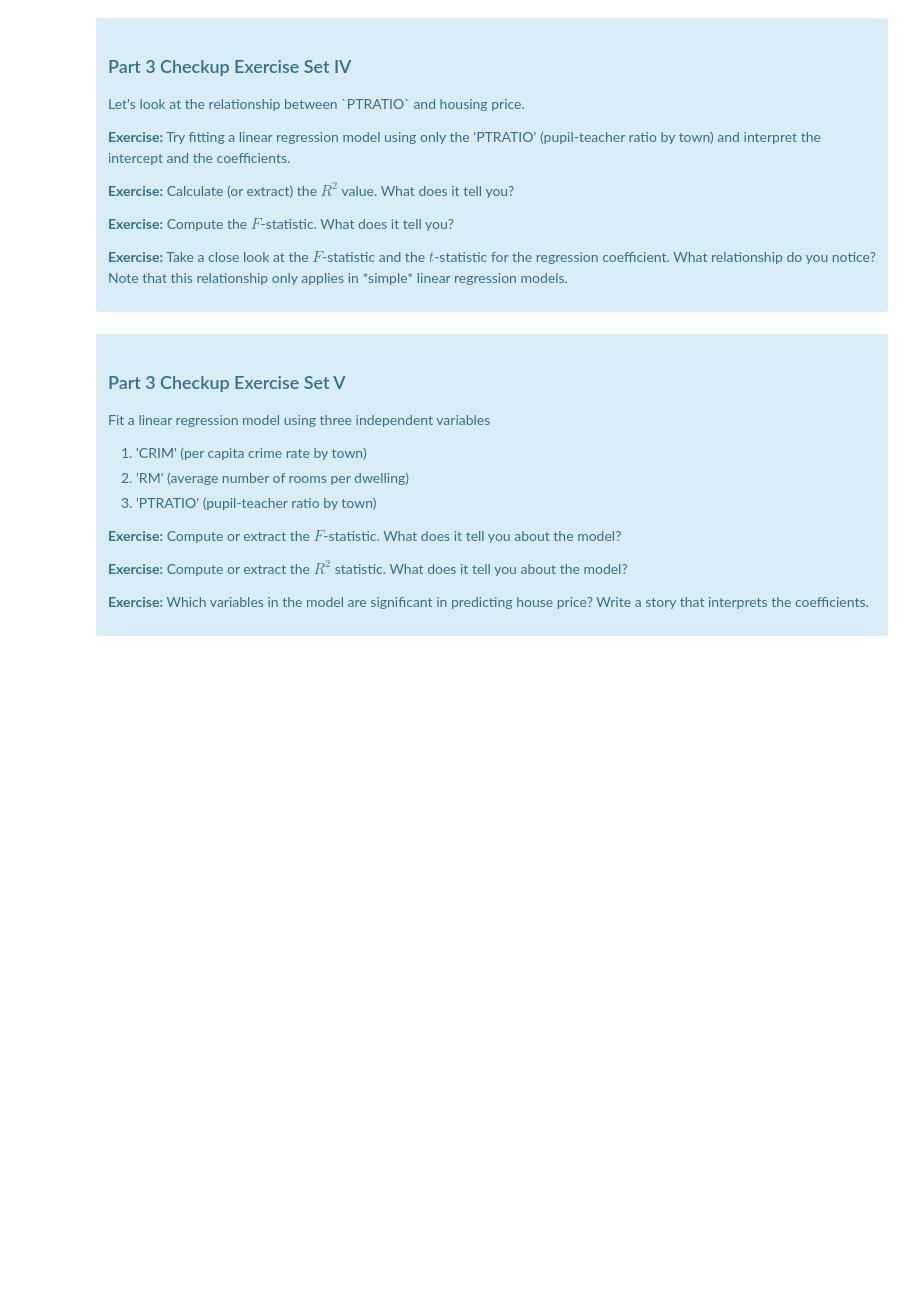
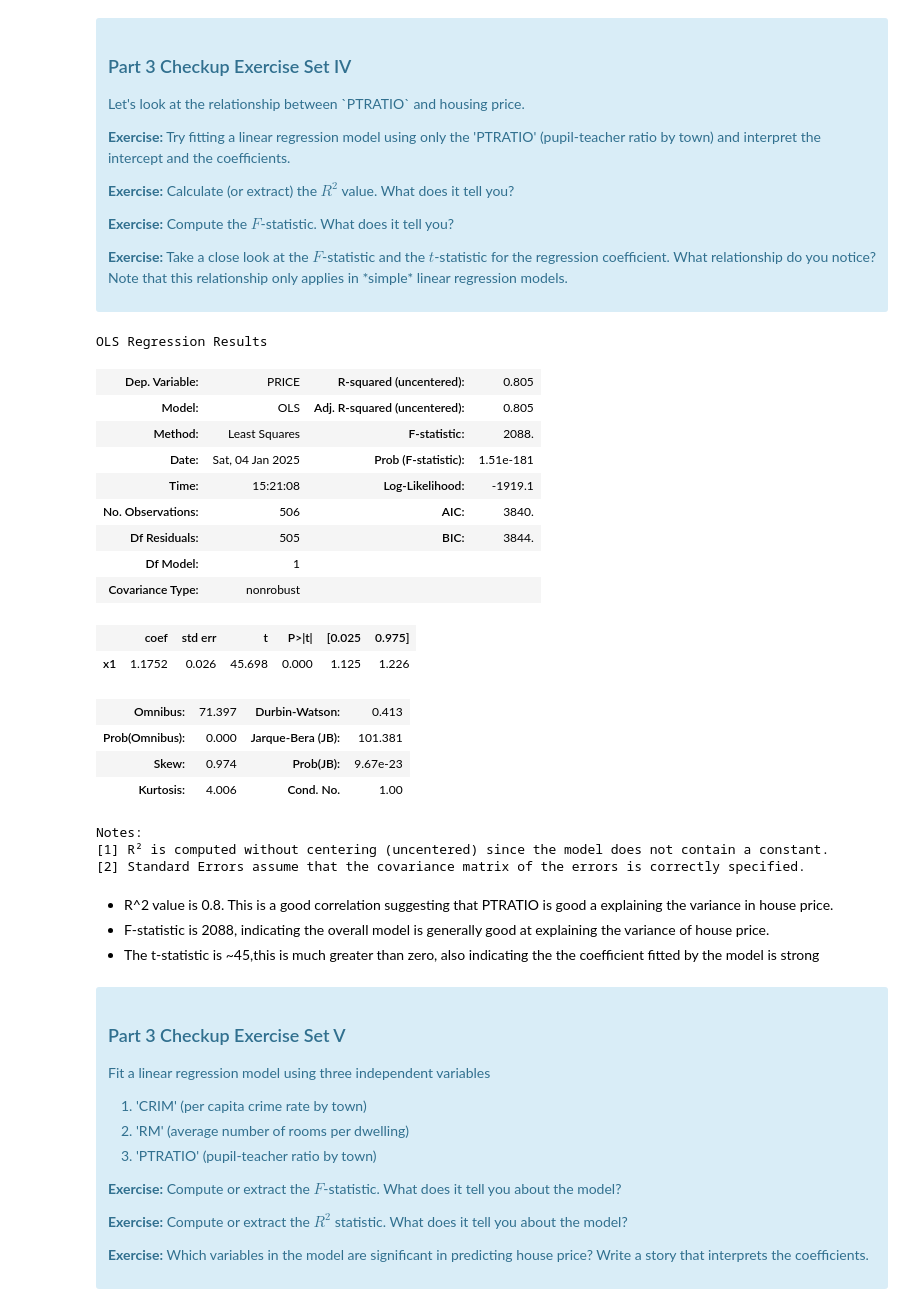
Before and after one commit to mdgarber/BostonHousing, a Jupyter notebook: 1723209039_Case_Study_-_Boston_Housing_Instructions/Case Study - Boston Housing/Mini_Project_Linear_Regression.ipynb, the cells around one changed output. Drawn from its saved outputs; the diff is of its cells as text; code cells hidden in the pictures; blank space fills up the shorter version.

```diff
--- a/1723209039_Case_Study_-_Boston_Housing_Instructions/Case Study - Boston Housing/Mini_Project_Linear_Regression.ipynb
+++ b/1723209039_Case_Study_-_Boston_Housing_Instructions/Case Study - Boston Housing/Mini_Project_Linear_Regression.ipynb
@@ -641,3 +639,39 @@ Once we compute the $F$-statistic, we can use the $F$-distribution with $N-K$ an
+# %%
+# your turn
+lm = LinearRegression()
+X_ptr = np.array(bos.PTRATIO).reshape(-1, 1)
+
+# fitting a linear regression model using only the PTRATIO
+#lm.fit(X_ptr, bos.PRICE)
+lm = sm.OLS(bos.PRICE, X_ptr).fit()
+
+# Calculate (or extract) the R2 value. What does it tell you?
+#R2_score_ptr = lm.score(X_ptr, bos.PTRATIO)
+lm.summary()
+# %% [output]
+OLS Regression Results
+| Dep. Variable: | PRICE | R-squared (uncentered): | 0.805 |
+| Model: | OLS | Adj. R-squared (uncentered): | 0.805 |
+| Method: | Least Squares | F-statistic: | 2088. |
+| Date: | Sat, 04 Jan 2025 | Prob (F-statistic): | 1.51e-181 |
+| Time: | 15:21:08 | Log-Likelihood: | -1919.1 |
+| No. Observations: | 506 | AIC: | 3840. |
+| Df Residuals: | 505 | BIC: | 3844. |
+| Df Model: | 1 |  |  |
+| Covariance Type: | nonrobust |  |  |
+|  | coef | std err | t | P>|t| | [0.025 | 0.975] |
+| x1 | 1.1752 | 0.026 | 45.698 | 0.000 | 1.125 | 1.226 |
+| Omnibus: | 71.397 | Durbin-Watson: | 0.413 |
+| Prob(Omnibus): | 0.000 | Jarque-Bera (JB): | 101.381 |
+| Skew: | 0.974 | Prob(JB): | 9.67e-23 |
+| Kurtosis: | 4.006 | Cond. No. | 1.00 |
+Notes:
+[1] R² is computed without centering (uncentered) since the model does not contain a constant.
+[2] Standard Errors assume that the covariance matrix of the errors is correctly specified.
+# %% [markdown]
+- R^2 value is 0.8. This is a good correlation suggesting that PTRATIO is good a explaining the variance in house price.
+- F-statistic is 2088, indicating the overall model is generally good at explaining the variance of house price.
+- The t-statistic is ~45,this is much greater than zero, also indicating the the coefficient fitted by the model is strong
 # %% [markdown]
 <div class="span5 alert alert-info">
 <h3>Part 3 Checkup Exercise Set V</h3>
```
Also changed, not shown: parts of 8 cells of this notebook.
